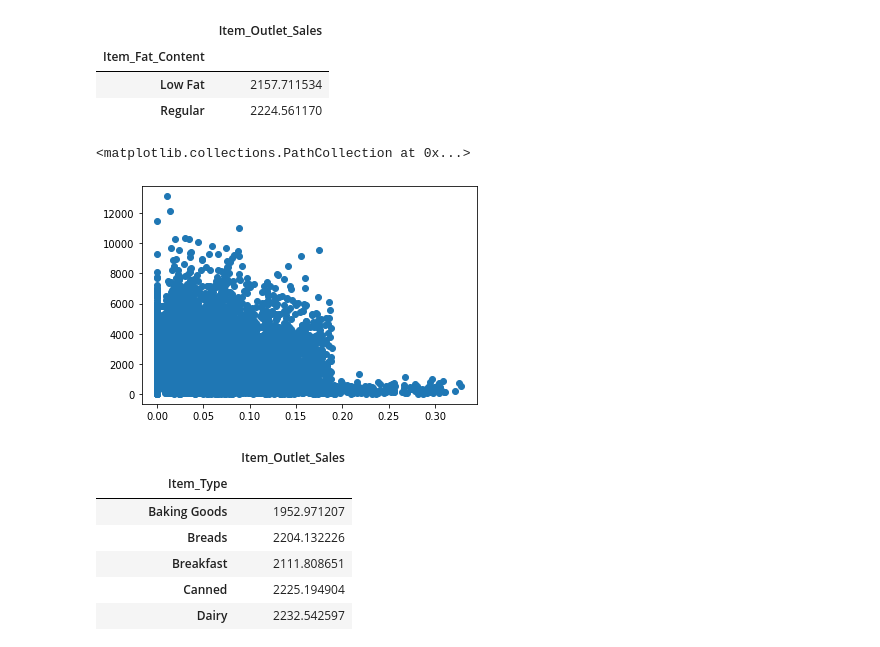
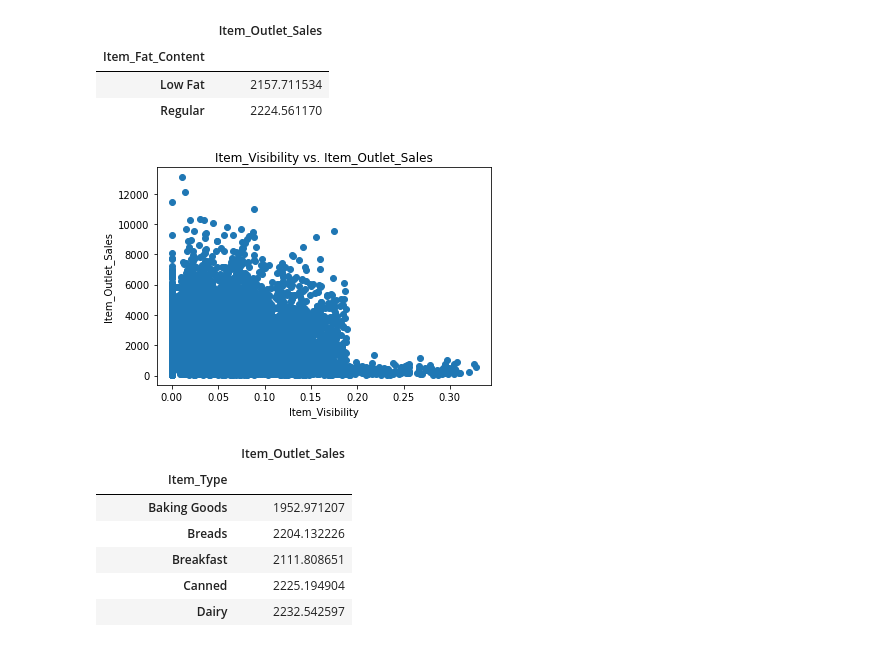
Before and after one commit to antonioalonsocr/food_sales_predictions, a Jupyter notebook: ItemSalesPrediction.ipynb, the cells around one changed output. Cells and saved outputs as stored; diff of their text form; code cells hidden in the pictures.

```diff
--- a/ItemSalesPrediction.ipynb
+++ b/ItemSalesPrediction.ipynb
@@ -137,5 +155,11 @@ food_df.groupby(['Outlet_Type'])[['Item_Outlet_Sales']].mean()
 | Supermarket Type1 | 2316.181148 |
 | Supermarket Type2 | 1995.498739 |
 | Supermarket Type3 | 3694.038558 |
+# %%
+# We have found that there is a relationship between Item_Outlet_Sales
+# and Outlet_Type, so sorting them first before interpolating values should
+# yield a more accurate filling in of missing values
+
+food_df.sort_values('Item_Outlet_Sales',inplace=True)
 # %%
-food_df['Outlet_Size'] = food_df['Outlet_Size'].fillna('High')
+food_df['Outlet_Size'] = food_df['Outlet_Size'].interpolate(method='bfill')
@@ -157,0 +175,2 @@ print(food_df[~nanOS_filter]['Item_Outlet_Sales'].max() - food_df[~nanOS_filter]
+# %%
+food_df.sort_index(inplace=True)
@@ -183,10 +227,12 @@ food_df.groupby(['Item_Fat_Content'])[['Item_Outlet_Sales']].mean()
 | Regular | 2224.561170 |
 # %%
 # After a certain amount of visibility, total revenue from the item seems to be stagnant.
-plt.scatter(x=food_df['Item_Visibility'],y=food_df['Item_Outlet_Sales'])
+plt.scatter(x=food_df['Item_Visibility'],y=food_df['Item_Outlet_Sales']);
+plt.title('Item_Visibility vs. Item_Outlet_Sales');
+plt.xlabel('Item_Visibility');
+plt.ylabel('Item_Outlet_Sales');
 # %% [output]
-<matplotlib.collections.PathCollection at 0x...>
-[figure, old version]
+[figure, new version]
 # %%
 food_df.groupby(['Item_Type'])[['Item_Outlet_Sales']].mean()
 # %% [output]
```
Also changed, not shown: parts of 46 cells of this notebook.
